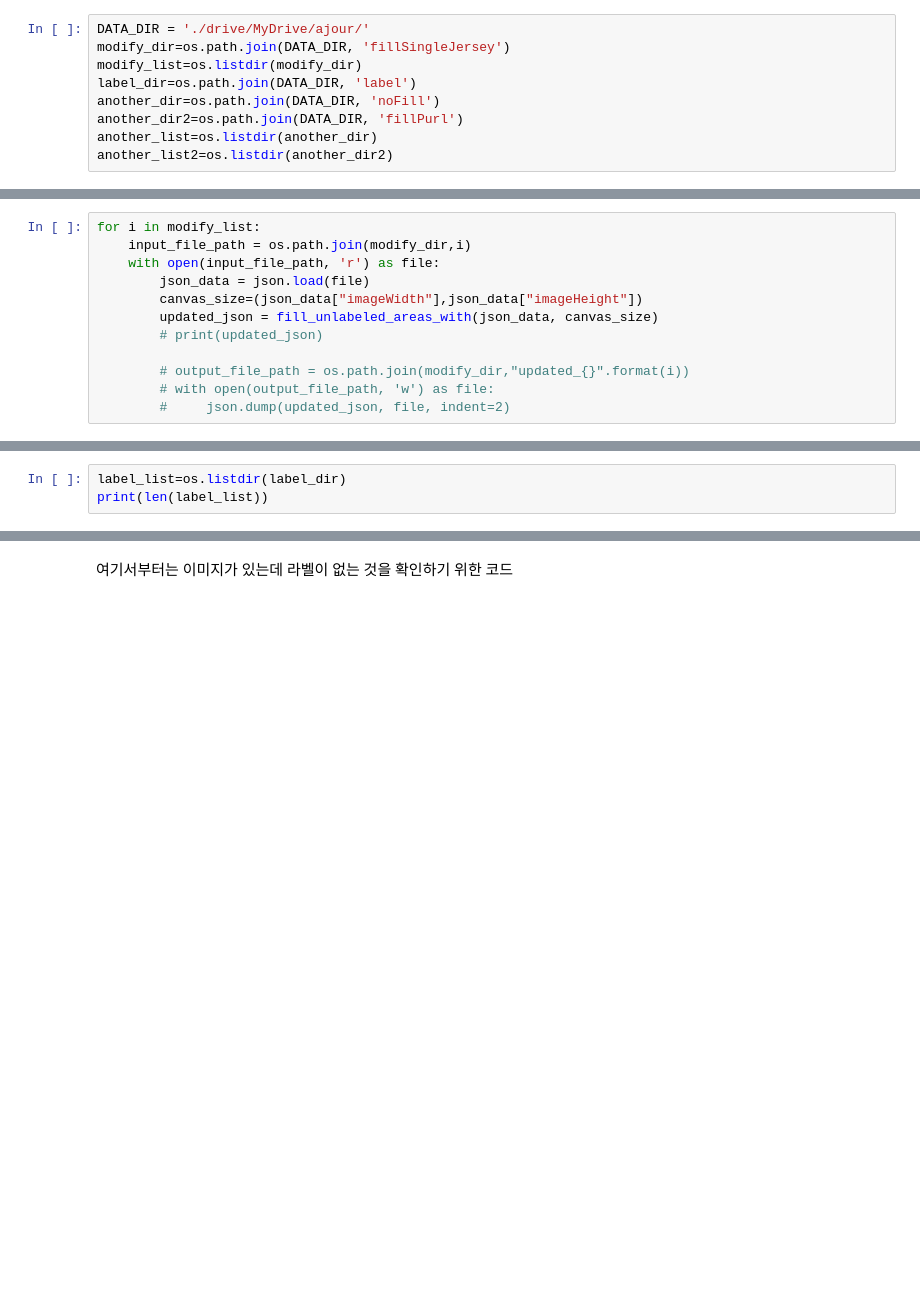
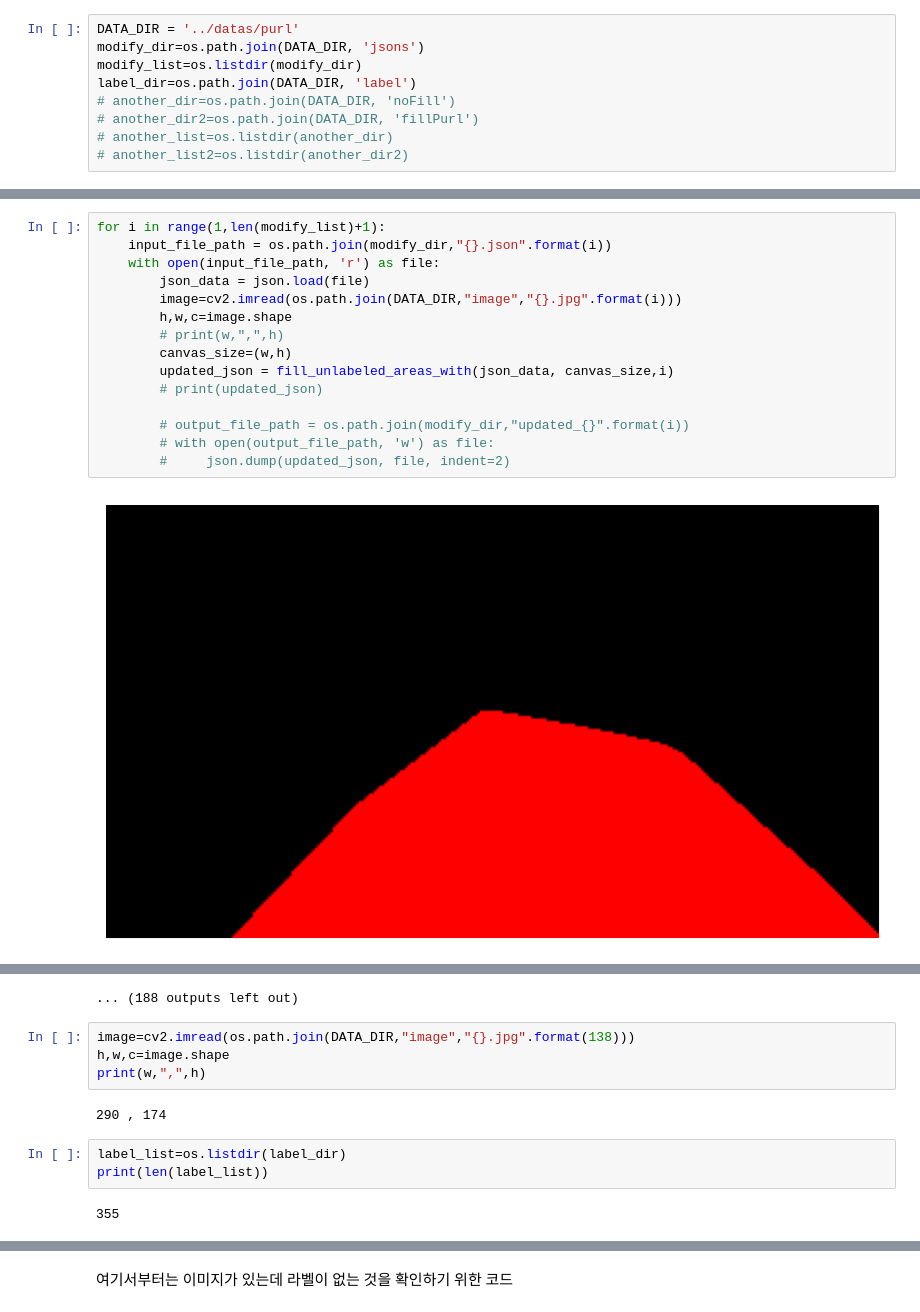
Before and after one commit to KnittingGirls/Data, a Jupyter notebook: Preprocessing/black_background+FillwithSomeLabel.ipynb, the cells around one changed output, grey strips where cells are left out. Cells and saved outputs as stored; diff of their text form; blank space fills up the shorter version.

Commit message:
center down list 없이 자동으로 라벨 부분 crop

```diff
--- a/Preprocessing/black_background+FillwithSomeLabel.ipynb
+++ b/Preprocessing/black_background+FillwithSomeLabel.ipynb
@@ -6,9 +6,9 @@ from shapely.ops import unary_union
 # %%
-DATA_DIR = './drive/MyDrive/ajour/'
-modify_dir=os.path.join(DATA_DIR, 'fillSingleJersey')
+DATA_DIR = '../datas/purl'
+modify_dir=os.path.join(DATA_DIR, 'jsons')
 modify_list=os.listdir(modify_dir)
 label_dir=os.path.join(DATA_DIR, 'label')
-another_dir=os.path.join(DATA_DIR, 'noFill')
-another_dir2=os.path.join(DATA_DIR, 'fillPurl')
-another_list=os.listdir(another_dir)
-another_list2=os.listdir(another_dir2)
+# another_dir=os.path.join(DATA_DIR, 'noFill')
+# another_dir2=os.path.join(DATA_DIR, 'fillPurl')
+# another_list=os.listdir(another_dir)
+# another_list2=os.listdir(another_dir2)
@@ -104,14 +137,19 @@ def fill_unlabeled_areas_with(json_data, canvas_size):
     # 이미지 저장
     cv2.imwrite(output_path, image)
 # %%
-for i in modify_list:
-    input_file_path = os.path.join(modify_dir,i)
+for i in range(1,len(modify_list)+1):
+    input_file_path = os.path.join(modify_dir,"{}.json".format(i))
     with open(input_file_path, 'r') as file:
         json_data = json.load(file)
-        canvas_size=(json_data["imageWidth"],json_data["imageHeight"])
-        updated_json = fill_unlabeled_areas_with(json_data, canvas_size)
+        image=cv2.imread(os.path.join(DATA_DIR,"image","{}.jpg".format(i)))
+        h,w,c=image.shape
+        # print(w,",",h)
+        canvas_size=(w,h)
+        updated_json = fill_unlabeled_areas_with(json_data, canvas_size,i)
         # print(updated_json)
 
         # output_file_path = os.path.join(modify_dir,"updated_{}".format(i))
         # with open(output_file_path, 'w') as file:
         #     json.dump(updated_json, file, indent=2)
+# %% [output]
+[figure, added]
@@ -118,6 +167,15 @@ for i in modify_list:
+... (188 outputs left out)
+# %%
+image=cv2.imread(os.path.join(DATA_DIR,"image","{}.jpg".format(138)))
+h,w,c=image.shape
+print(w,",",h)
+# %% [output]
+290 , 174
 # %%
 label_list=os.listdir(label_dir)
 print(len(label_list))
+# %% [output]
+355
 # %%
 image_dir = os.path.join(DATA_DIR, 'image')
 image_list=os.listdir(image_dir)
```
Also changed, not shown: parts of 13 cells of this notebook.
